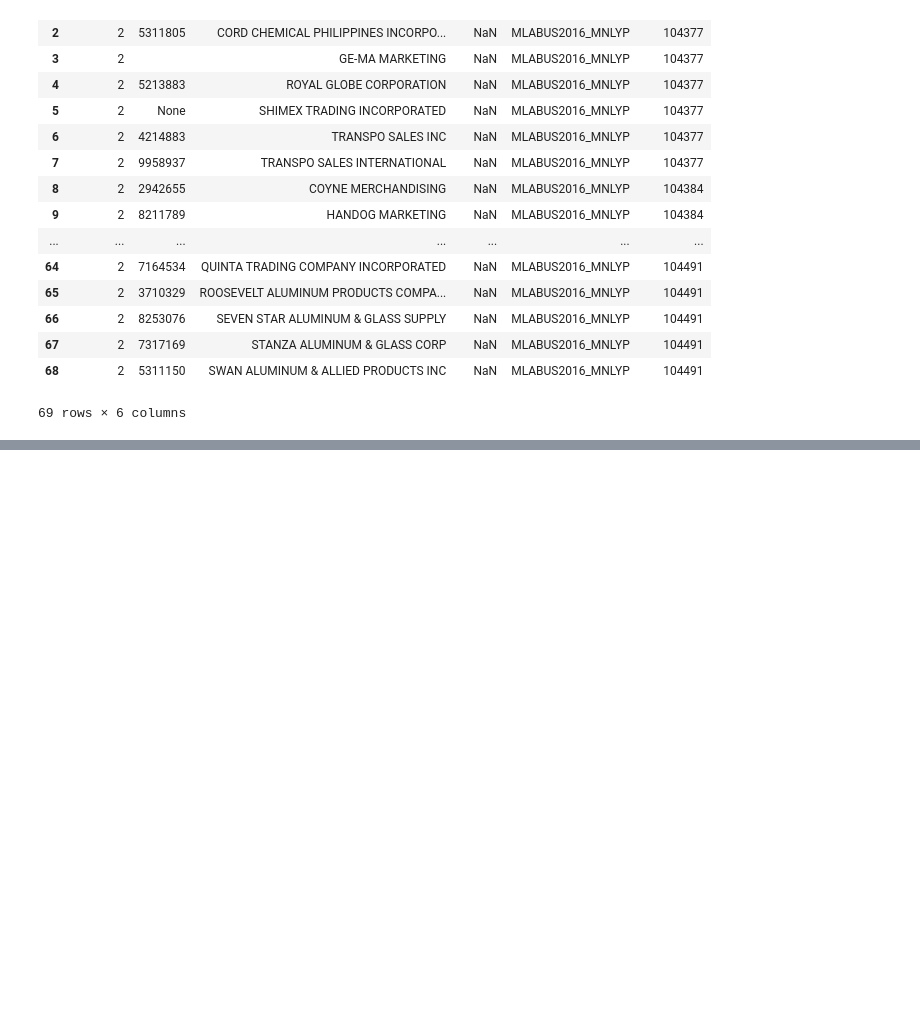
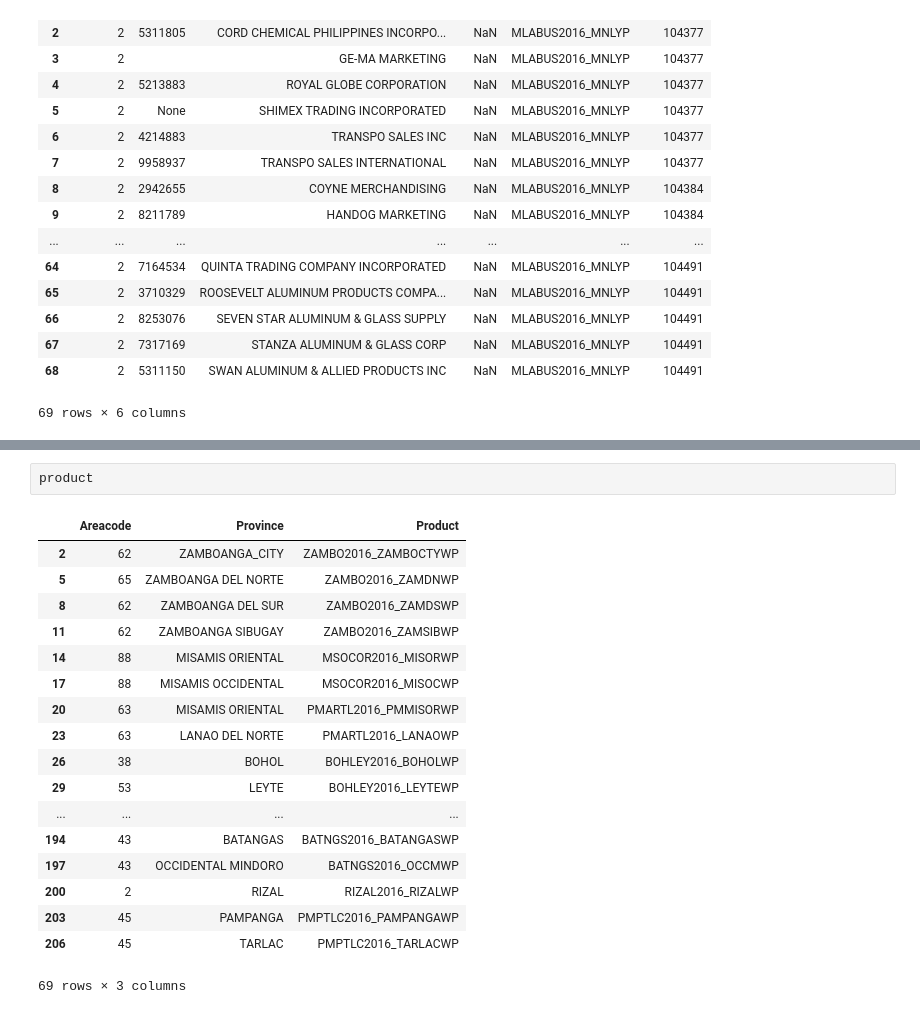
Before and after one commit to ncolina/DPC_SO, a Jupyter notebook: Testing.ipynb, the cells around one changed output, grey strips where cells are left out. Cells and saved outputs as stored; diff of their text form; blank space fills up the shorter version.

```diff
--- a/Testing.ipynb
+++ b/Testing.ipynb
@@ -368,0 +391,21 @@ classes
+# %%
+product
+# %% [output]
+|  | Areacode | Province | Product |
+| 2 | 62 | ZAMBOANGA_CITY | ZAMBO2016_ZAMBOCTYWP |
+| 5 | 65 | ZAMBOANGA DEL NORTE | ZAMBO2016_ZAMDNWP |
+| 8 | 62 | ZAMBOANGA DEL SUR | ZAMBO2016_ZAMDSWP |
+| 11 | 62 | ZAMBOANGA SIBUGAY | ZAMBO2016_ZAMSIBWP |
+| 14 | 88 | MISAMIS ORIENTAL | MSOCOR2016_MISORWP |
+| 17 | 88 | MISAMIS OCCIDENTAL | MSOCOR2016_MISOCWP |
+| 20 | 63 | MISAMIS ORIENTAL | PMARTL2016_PMMISORWP |
+| 23 | 63 | LANAO DEL NORTE | PMARTL2016_LANAOWP |
+| 26 | 38 | BOHOL | BOHLEY2016_BOHOLWP |
+| 29 | 53 | LEYTE | BOHLEY2016_LEYTEWP |
+| ... | ... | ... | ... |
+| 194 | 43 | BATANGAS | BATNGS2016_BATANGASWP |
+| 197 | 43 | OCCIDENTAL MINDORO | BATNGS2016_OCCMWP |
+| 200 | 2 | RIZAL | RIZAL2016_RIZALWP |
+| 203 | 45 | PAMPANGA | PMPTLC2016_PAMPANGAWP |
+| 206 | 45 | TARLAC | PMPTLC2016_TARLACWP |
+69 rows × 3 columns
```
Also changed, not shown: parts of 11 cells of this notebook, 10 other files.
